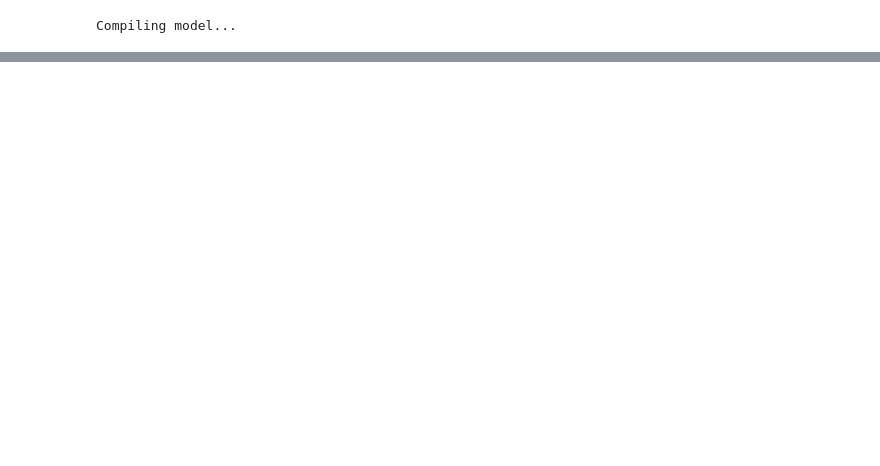
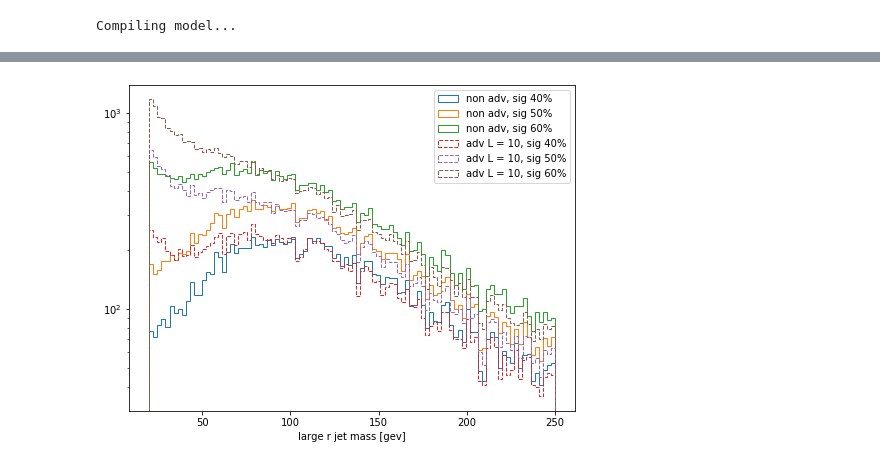
Before and after one commit to rateixei/HAT, a Jupyter notebook: notebooks/AdvTest.ipynb, the cells around one changed output, grey strips where cells are left out. Drawn from its saved outputs; the diff is of its cells as text; code cells hidden in the pictures; blank space fills up the shorter version.

```diff
--- a/notebooks/AdvTest.ipynb
+++ b/notebooks/AdvTest.ipynb
@@ -240,0 +282,16 @@ ValueError: The truth value of an array with more than one element is ambiguous.
+# %%
+plt.figure(figsize=(8,6))
+plt.hist( bkg[ (pretrained_yhat[Y_all == 0] > wps['0.4']) & (pretrained_yhat[Y_all == 0] < 5.5) ]["mass"], bins=100, histtype='step', density=0, label='non adv, sig 40%')
+plt.hist( bkg[ (pretrained_yhat[Y_all == 0] > wps['0.5']) & (pretrained_yhat[Y_all == 0] < 5.5) ]["mass"], bins=100, histtype='step', density=0, label='non adv, sig 50%')
+plt.hist( bkg[ (pretrained_yhat[Y_all == 0] > wps['0.6']) & (pretrained_yhat[Y_all == 0] < 5.5) ]["mass"], bins=100, histtype='step', density=0, label='non adv, sig 60%')
+
+plt.hist( bkg[ (advtrained_yhat[Y_all == 0] > wps_adv['0.4']) & (advtrained_yhat[Y_all == 0] < 5.5) ]["mass"], linestyle='dashed', bins=100, histtype='step', density=0, label='adv L = 10, sig 40%')
+plt.hist( bkg[ (advtrained_yhat[Y_all == 0] > wps_adv['0.5']) & (advtrained_yhat[Y_all == 0] < 5.5) ]["mass"], linestyle='dashed', bins=100, histtype='step', density=0, label='adv L = 10, sig 50%')
+plt.hist( bkg[ (advtrained_yhat[Y_all == 0] > wps_adv['0.6']) & (advtrained_yhat[Y_all == 0] < 5.5) ]["mass"], linestyle='dashed', bins=100, histtype='step', density=0, label='adv L = 10, sig 60%')
+
+plt.legend()
+plt.yscale('log')
+plt.xlabel('large r jet mass [gev]')
+plt.show()
+# %% [output]
+[figure, added]
```
Also changed, not shown: parts of 16 cells of this notebook, 1 other file.
